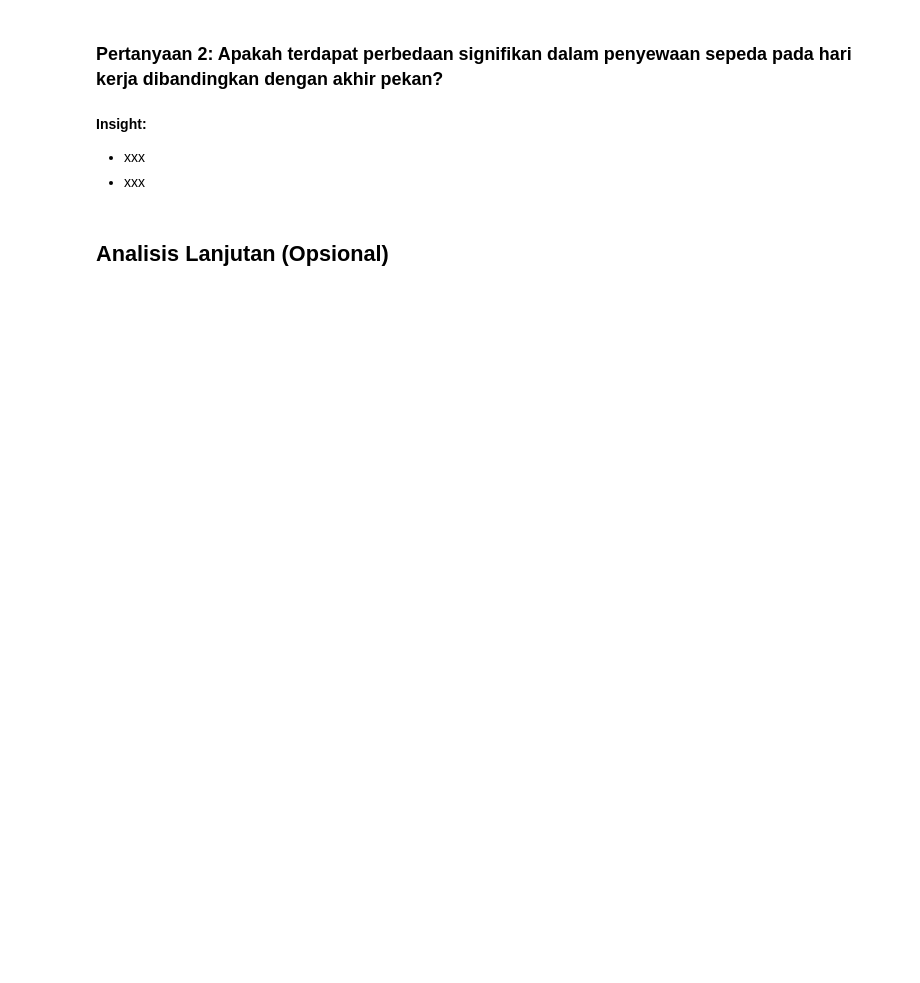
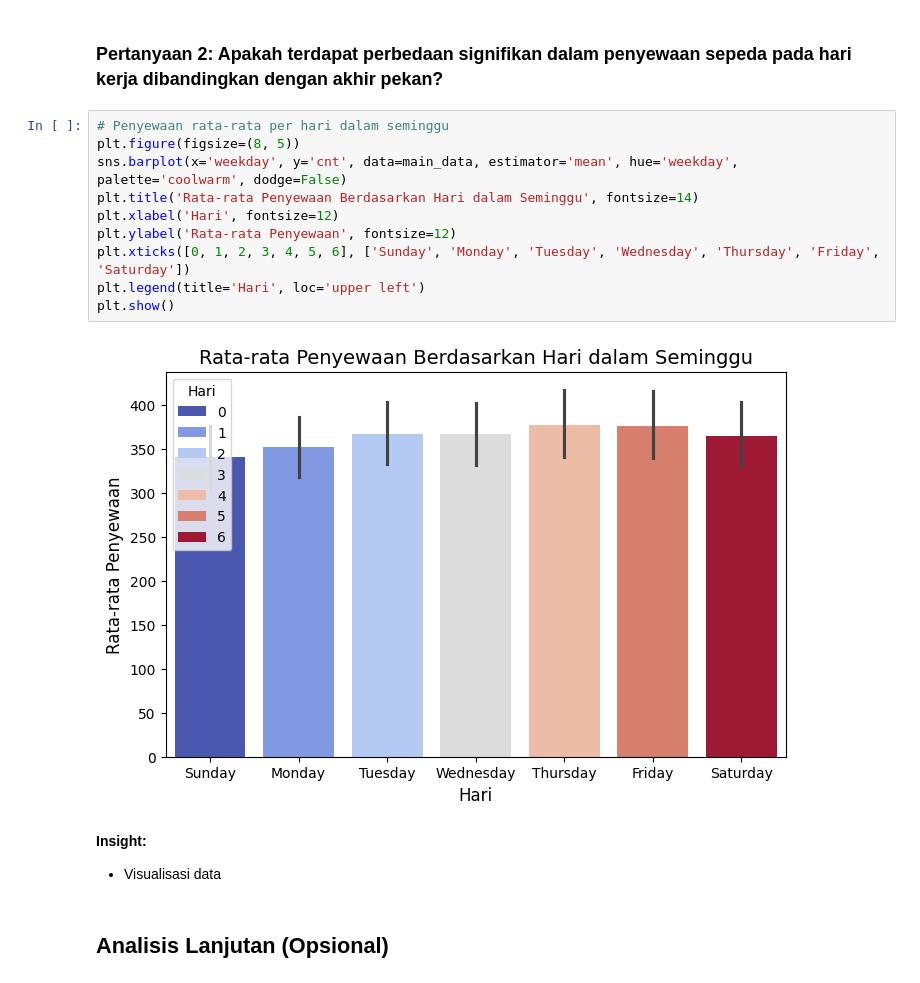
Before and after one commit to raddva/bike-sharing-dataset, a Jupyter notebook: notebook.ipynb, the cells around one changed output. Cells and saved outputs as stored; diff of their text form; blank space fills up the shorter version.

```diff
--- a/notebook.ipynb
+++ b/notebook.ipynb
@@ -135,8 +148,19 @@ all_data.to_csv('main_data.csv', index=False)
 # %% [markdown]
 ### Pertanyaan 2: Apakah terdapat perbedaan signifikan dalam penyewaan sepeda pada hari kerja dibandingkan dengan akhir pekan?
+# %%
+# Penyewaan rata-rata per hari dalam seminggu
+plt.figure(figsize=(8, 5))
+sns.barplot(x='weekday', y='cnt', data=main_data, estimator='mean', hue='weekday', palette='coolwarm', dodge=False)
+plt.title('Rata-rata Penyewaan Berdasarkan Hari dalam Seminggu', fontsize=14)
+plt.xlabel('Hari', fontsize=12)
+plt.ylabel('Rata-rata Penyewaan', fontsize=12)
+plt.xticks([0, 1, 2, 3, 4, 5, 6], ['Sunday', 'Monday', 'Tuesday', 'Wednesday', 'Thursday', 'Friday', 'Saturday'])
+plt.legend(title='Hari', loc='upper left')
+plt.show()
+# %% [output]
+[figure, added]
 # %% [markdown]
 **Insight:**
-- xxx
-- xxx
+- Visualisasi data
 # %% [markdown]
 ## Analisis Lanjutan (Opsional)
```
Also changed, not shown: parts of 8 cells of this notebook.
